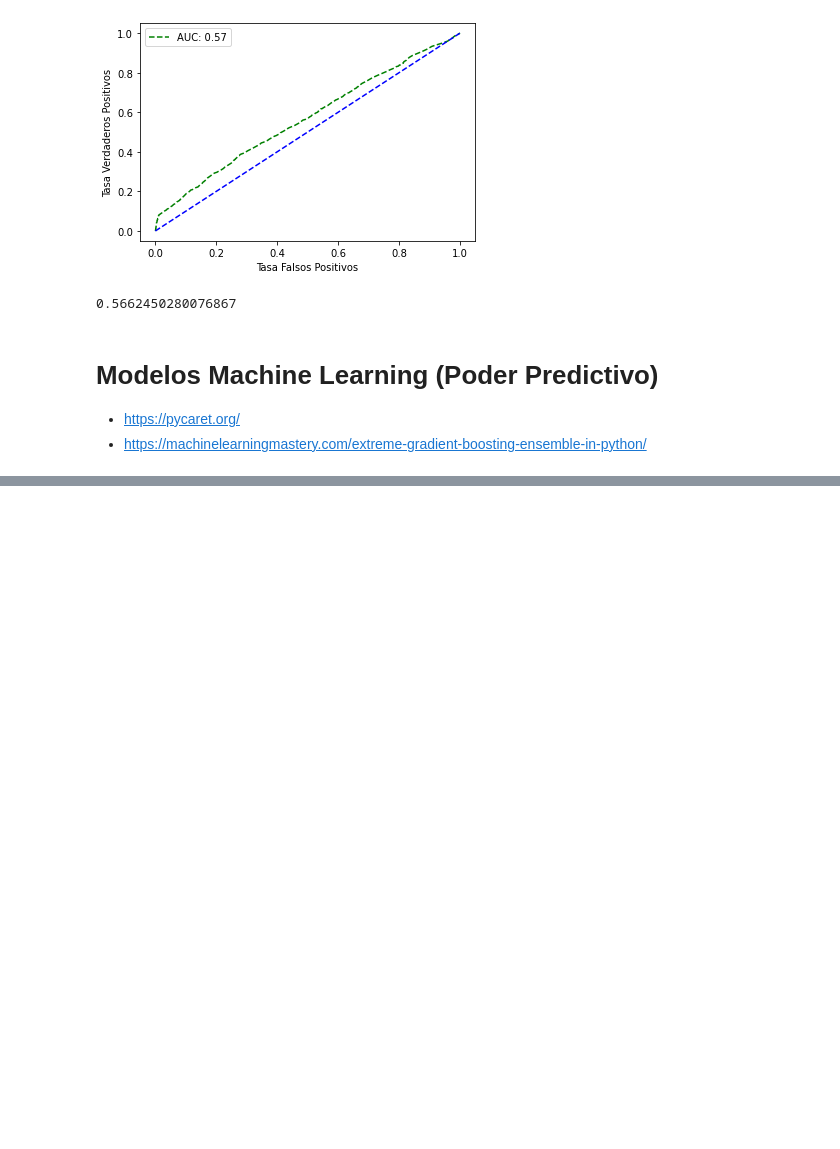
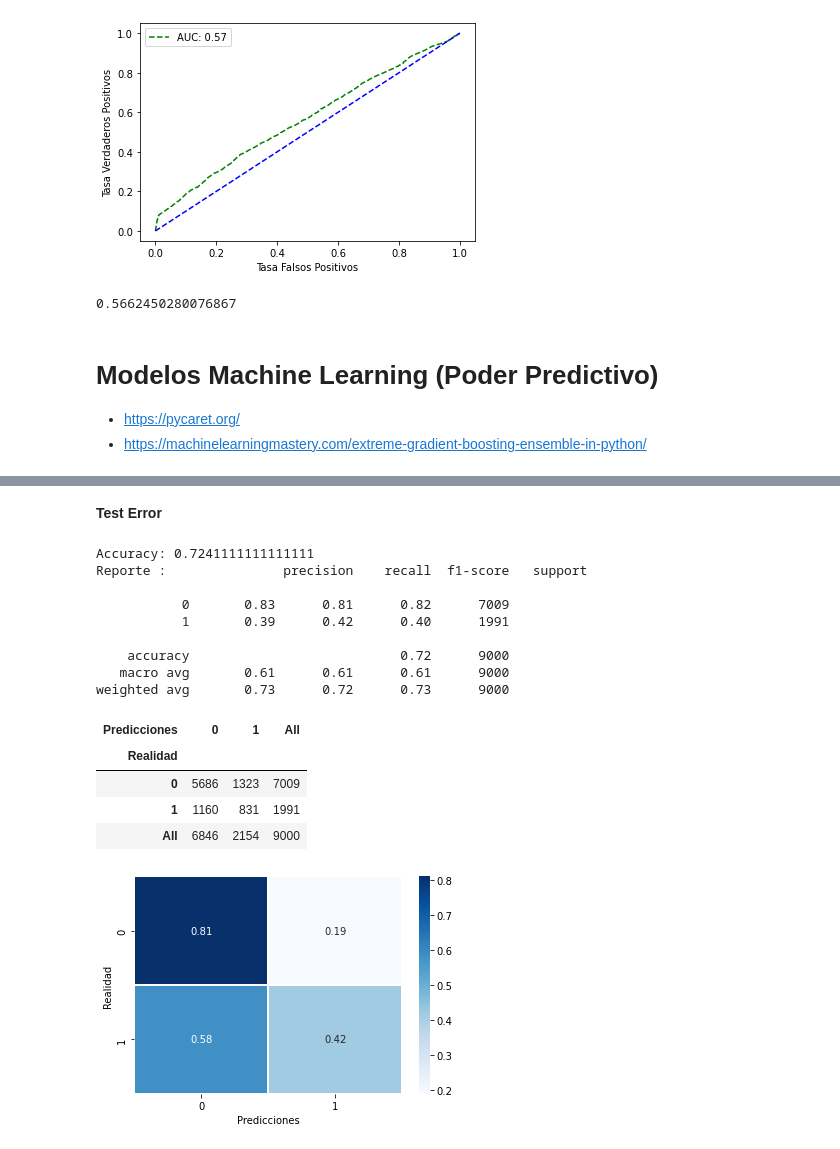
Before and after one commit to Oscar19922017/ModeloCredit2023, a Jupyter notebook: 3_Modelos.ipynb, the cells around one changed output, grey strips where cells are left out. Saved outputs shown, nothing was run; the diff lists cells and outputs as text; code cells hidden in the pictures; blank space fills up the shorter version.

```diff
--- a/3_Modelos.ipynb
+++ b/3_Modelos.ipynb
@@ -723,0 +831,20 @@ curva_roc(y=y_test,Modelo=Modelo_LogitForward,X=x_test_statsmodelsForward,tipo="
+# %% [markdown]
+**Test Error**
+# %%
+MetricasMatrizConfusion(y=y_test,Modelo=Arbol_Simple,X=x_test,tipo="ML")
+# %% [output]
+Accuracy: 0.7241111111111111
+Reporte :               precision    recall  f1-score   support
+
+           0       0.83      0.81      0.82      7009
+           1       0.39      0.42      0.40      1991
+
+    accuracy                           0.72      9000
+   macro avg       0.61      0.61      0.61      9000
+weighted avg       0.73      0.72      0.73      9000
+| Predicciones | 0 | 1 | All |
+| Realidad |  |  |  |
+| 0 | 5686 | 1323 | 7009 |
+| 1 | 1160 | 831 | 1991 |
+| All | 6846 | 2154 | 9000 |
+[figure, added]
```
Also changed, not shown: parts of 37 cells of this notebook.
